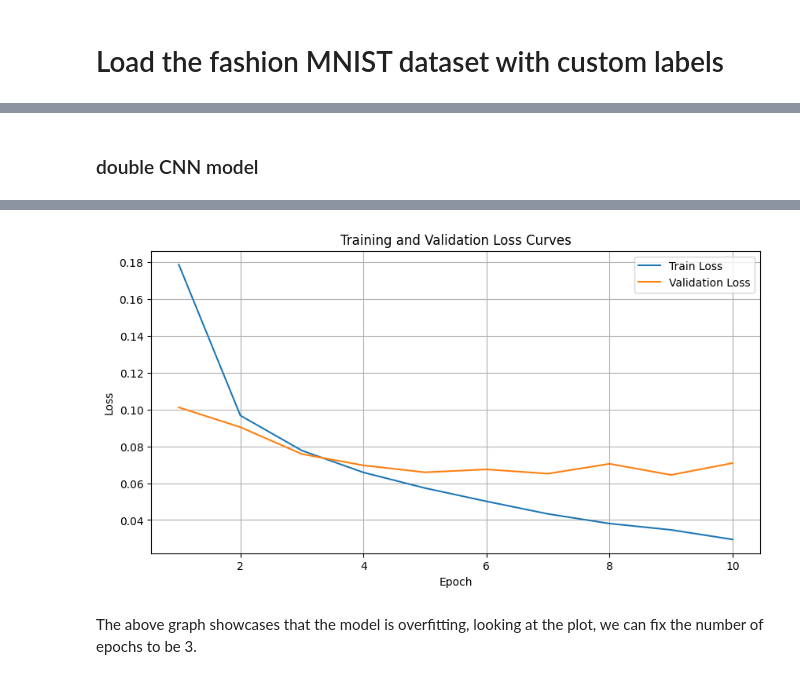
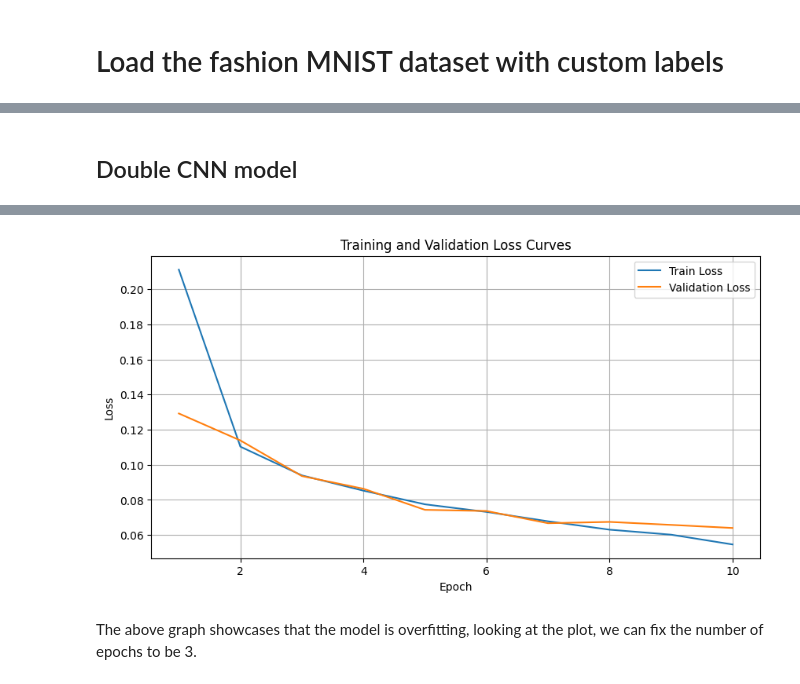
Before and after one commit to lavanya463/mnist_ds_project, a Jupyter notebook: src/fashion_mnist.ipynb, the cells around one changed output, grey strips where cells are left out. Cells and saved outputs as stored; diff of their text form; code cells hidden in the pictures.

```diff
--- a/src/fashion_mnist.ipynb
+++ b/src/fashion_mnist.ipynb
@@ -136,0 +340,9 @@ def evaluate(model, test_loader, num_classes):
+# %%
+%%time
+
+# Initialize the model
+single_cnn_with_dropout = SingleCNNWithDropout()
+
+# Define loss function and optimizer
+criterion = nn.CrossEntropyLoss()
+optimizer = optim.Adam(single_cnn.parameters(), lr=0.001)
@@ -136,0 +352,5 @@ def evaluate(model, test_loader, num_classes):
+# %%
+%%time
+
+# Training single_cnn_with_dropout on augumented data
+train(single_cnn_with_dropout, train_loader_aug, valid_loader_aug, criterion, optimizer, num_epochs=10,save_dir='./outputs/single_cnn_drop_aug')
@@ -136,0 +377,15 @@ def evaluate(model, test_loader, num_classes):
+# %%
+%%time
+
+# calculating class weights
+num_classes = len(label_mapping)
+class_sizes = np.zeros(num_classes, dtype=int)
+
+for _, labels in train_loader:
+    class_sizes += np.bincount(labels.numpy(), minlength=num_classes)
+
+class_weights = [sum(class_sizes) / (num_classes * size) for size in class_sizes]
+# Normalizing
+class_weights_normalized = [round(weight / sum(class_weights),2) for weight in class_weights]
+
+class_weights_normalized
@@ -136,0 +396,12 @@ def evaluate(model, test_loader, num_classes):
+# %%
+%%time
+
+# Initialize the model
+single_cnn_cw = SingleCNN()
+
+# Define loss function and optimizer
+criterion = nn.CrossEntropyLoss(weight=torch.Tensor(class_weights_normalized))
+optimizer = optim.Adam(single_cnn_cw.parameters(), lr=0.001)
+
+# Performing training on single cnn class weights model using augumented data
+train(single_cnn_cw, train_loader_aug, valid_loader_aug, criterion, optimizer, num_epochs=20,save_dir='./outputs/single_cnn_cw')
@@ -137,5 +528,5 @@ def evaluate(model, test_loader, num_classes):
 # %% [markdown]
-### double CNN model
+## Double CNN model
 # %%
 class DoubleCNN(nn.Module):
     def __init__(self):
@@ -155,6 +546,7 @@ class DoubleCNN(nn.Module):
         x = self.fc2(x)
         return x
 # %%
+%%time
 
 # Initialize the model
 double_cnn = DoubleCNN()
@@ -163,5 +555,6 @@ double_cnn = DoubleCNN()
 criterion = nn.CrossEntropyLoss()
 optimizer = optim.Adam(double_cnn.parameters(), lr=0.001)
 
-train(double_cnn, train_loader, valid_loader, criterion, optimizer, num_epochs=10,save_dir='./outputs')
+# Training double cnn using augumented data
+train(double_cnn, train_loader_aug, valid_loader_aug, criterion, optimizer, num_epochs=10,save_dir='./outputs/double_cnn')
 # %% [output]
@@ -185,4 +578,4 @@ Epoch 10/10, Train Loss: 0.0294, Valid Loss: 0.0709
-[figure, old version]
+[figure, new version]
 # %% [markdown]
 The above graph showcases that the model is overfitting, looking at the plot, we can fix the number of epochs to be 3.
 # %%
```
Also changed, not shown: parts of 31 cells of this notebook, 2 other files.
